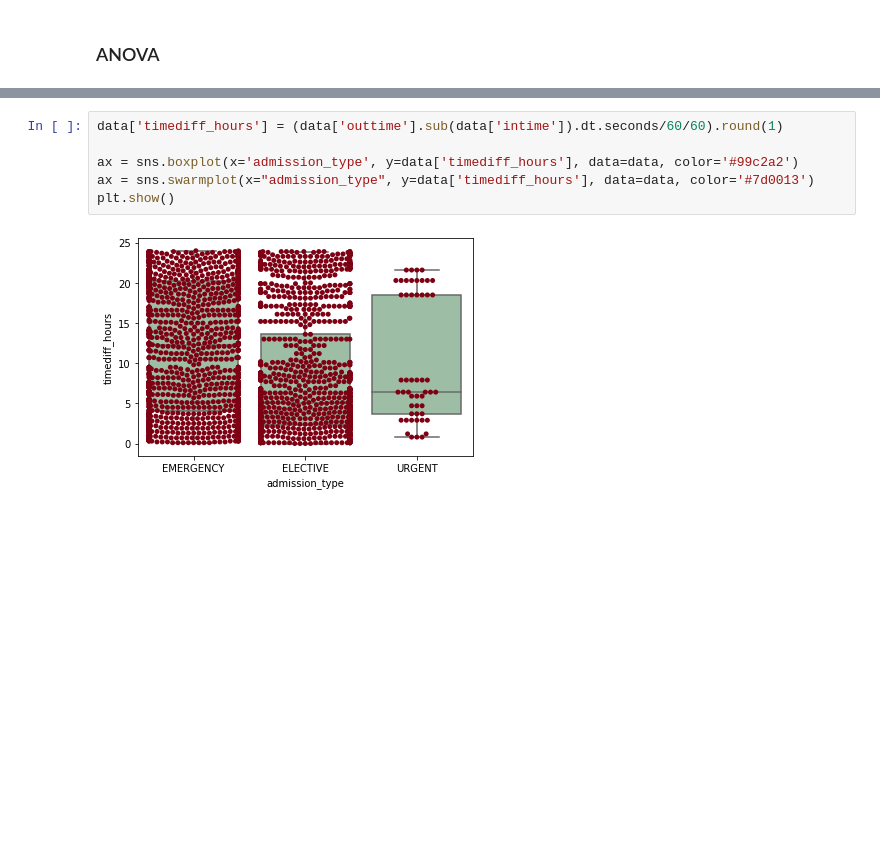
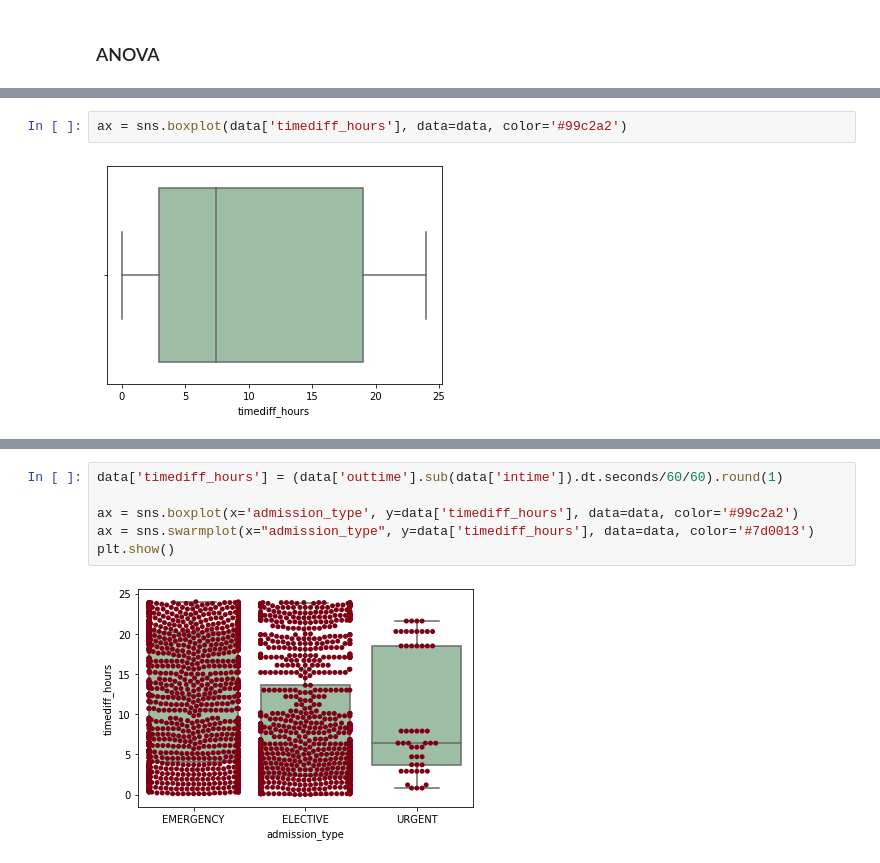
Before and after one commit to derek-y-lee/uclabiostat-thesis, a Jupyter notebook: predict_waitingtime_mimic.ipynb, the cells around one changed output, grey strips where cells are left out. Cells and saved outputs as stored; diff of their text form; blank space fills up the shorter version.

```diff
--- a/predict_waitingtime_mimic.ipynb
+++ b/predict_waitingtime_mimic.ipynb
@@ -411,0 +421,4 @@ Evaluating the correlation matrix, `subject_id` and `row_id` seem to be pretty c
+# %%
+ax = sns.boxplot(data['timediff_hours'], data=data, color='#99c2a2')
+# %% [output]
+[figure, added]
```
Also changed, not shown: parts of 8 cells of this notebook.
